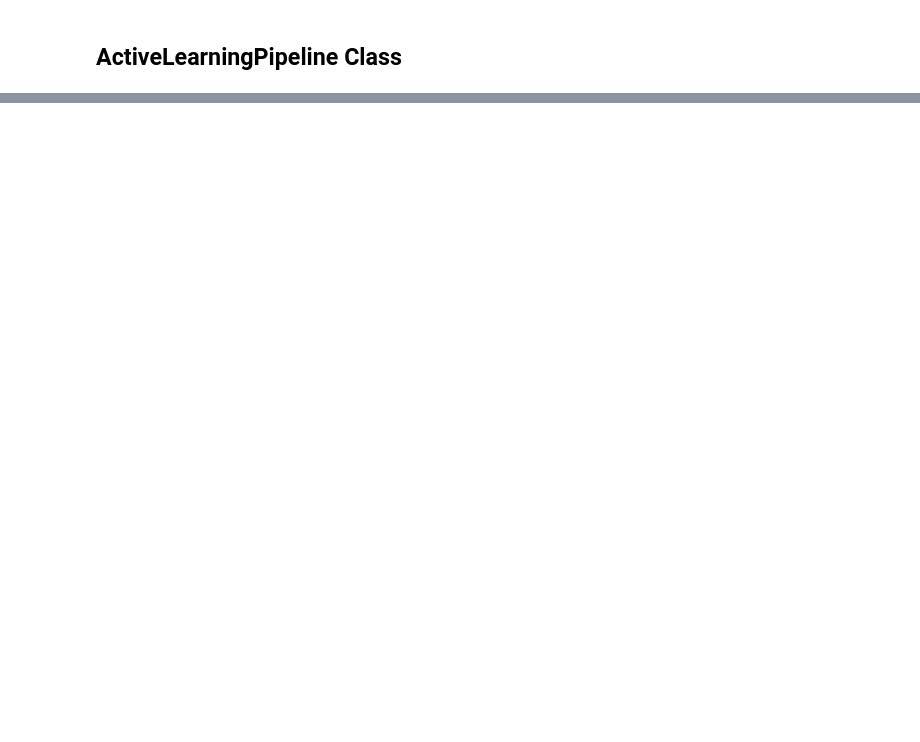
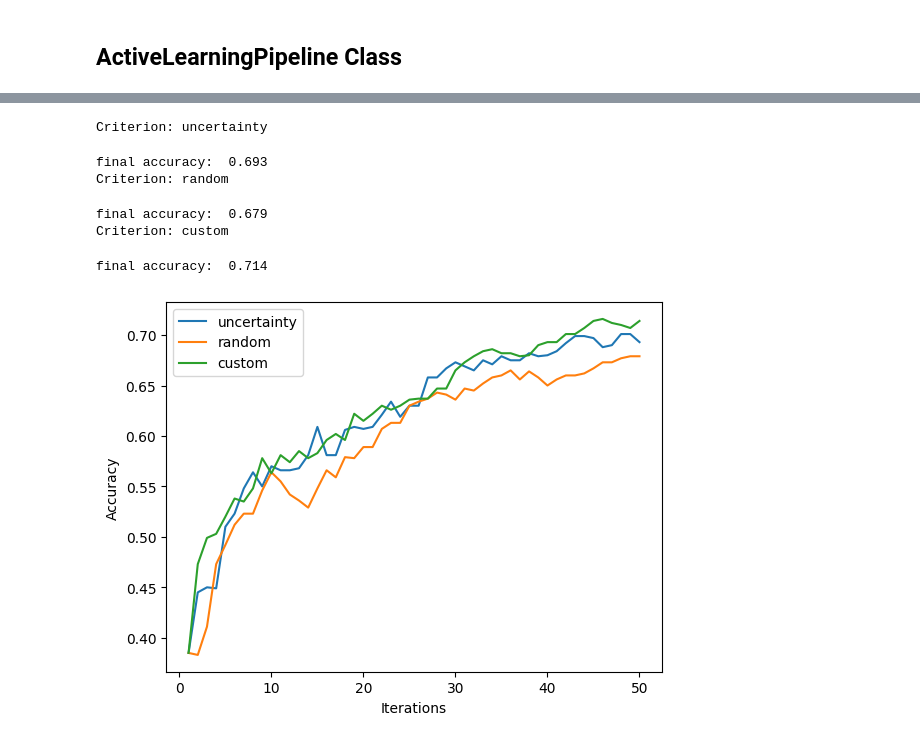
Before and after one commit to NaomiDerel/Active_Learning_GNN_Lab, a Jupyter notebook: Part 1.ipynb, the cells around one changed output, grey strips where cells are left out. Cells and saved outputs as stored; diff of their text form; code cells hidden in the pictures; blank space fills up the shorter version.

```diff
--- a/Part 1.ipynb
+++ b/Part 1.ipynb
@@ -241,0 +251,25 @@ Iteration 50/50 started
+# %%
+model = 'RandomForestClassifier'
+for criterion in selection_criteria:
+    print(f'Criterion: {criterion}')
+    AL_class = ActiveLearningPipeline(model=model,
+                                      test_indices=test_indices,
+                                      available_pool_indices=available_pool_indices,
+                                      train_indices=train_indices,
+                                      selection_criterion=criterion,
+                                      iterations=iterations,
+                                      budget_per_iter=budget_per_iter,
+                                      nodes_df_path=nodes_df_path,
+                                      subject_mapping_path=subject_mapping_path)
+    accuracy_scores_dict[criterion] = AL_class.run_pipeline()
+    print("final accuracy: ", accuracy_scores_dict[criterion][-1])
+
+generate_plot(accuracy_scores_dict)
+# %% [output]
+Criterion: uncertainty
+final accuracy:  0.693
+Criterion: random
+final accuracy:  0.679
+Criterion: custom
+final accuracy:  0.714
+[figure, added]
```
Also changed, not shown: parts of 11 cells of this notebook, 8 other files.
